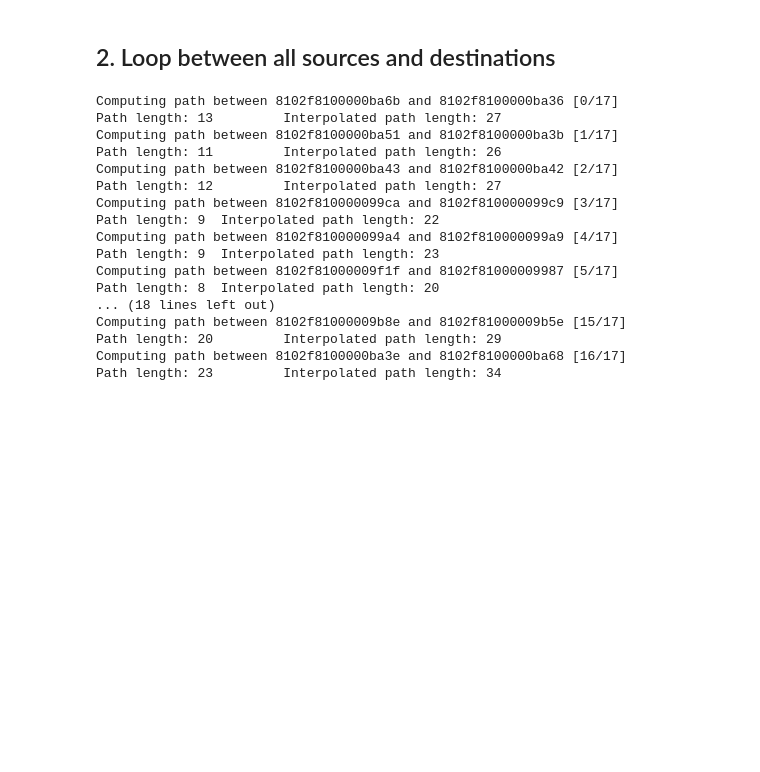
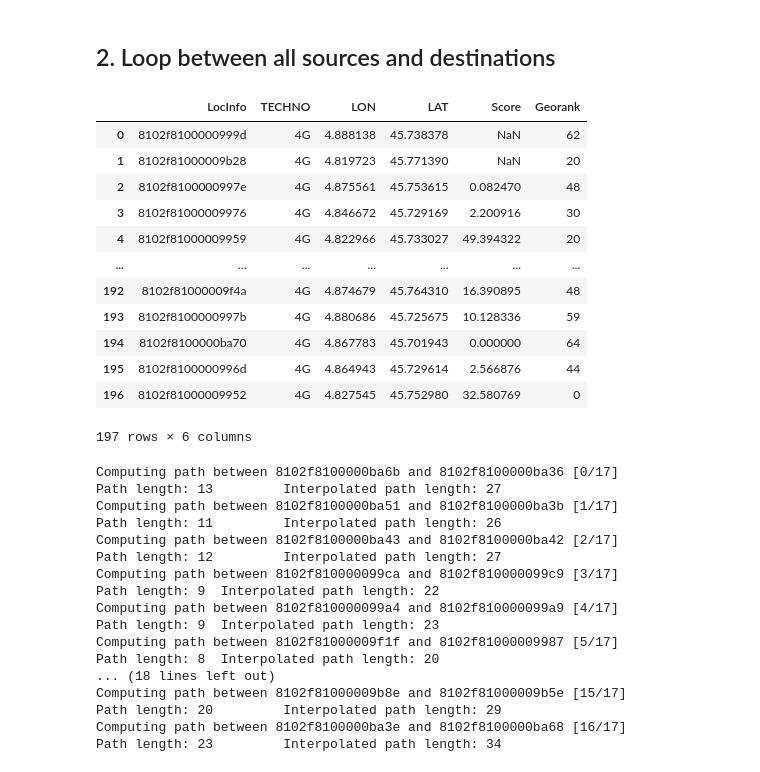
Before and after one commit to eakopyan/Popular-paths, a Jupyter notebook: HOProcess_v2/city_analysis.ipynb, the cells around one changed output. Drawn from its saved outputs; the diff is of its cells as text; code cells hidden in the pictures; blank space fills up the shorter version.

```diff
--- a/HOProcess_v2/city_analysis.ipynb
+++ b/HOProcess_v2/city_analysis.ipynb
@@ -393,3 +407,19 @@ TOTAL_HO_DAY
+# %%
+enb_df_day
+# %% [output]
+|  | LocInfo | TECHNO | LON | LAT | Score | Georank |
+| 0 | 8102f8100000999d | 4G | 4.888138 | 45.738378 | NaN | 62 |
+| 1 | 8102f81000009b28 | 4G | 4.819723 | 45.771390 | NaN | 20 |
+| 2 | 8102f8100000997e | 4G | 4.875561 | 45.753615 | 0.082470 | 48 |
+| 3 | 8102f81000009976 | 4G | 4.846672 | 45.729169 | 2.200916 | 30 |
+| 4 | 8102f81000009959 | 4G | 4.822966 | 45.733027 | 49.394322 | 20 |
+| ... | ... | ... | ... | ... | ... | ... |
+| 192 | 8102f81000009f4a | 4G | 4.874679 | 45.764310 | 16.390895 | 48 |
+| 193 | 8102f8100000997b | 4G | 4.880686 | 45.725675 | 10.128336 | 59 |
+| 194 | 8102f8100000ba70 | 4G | 4.867783 | 45.701943 | 0.000000 | 64 |
+| 195 | 8102f8100000996d | 4G | 4.864943 | 45.729614 | 2.566876 | 44 |
+| 196 | 8102f81000009952 | 4G | 4.827545 | 45.752980 | 32.580769 | 0 |
+197 rows × 6 columns
 # %%
 for i in range(len(SRC_LIST)):
     ENB_SRC, ENB_DST = SRC_LIST[i], DST_LIST[i]
```
Also changed, not shown: parts of 5 cells of this notebook, 1 other file.
